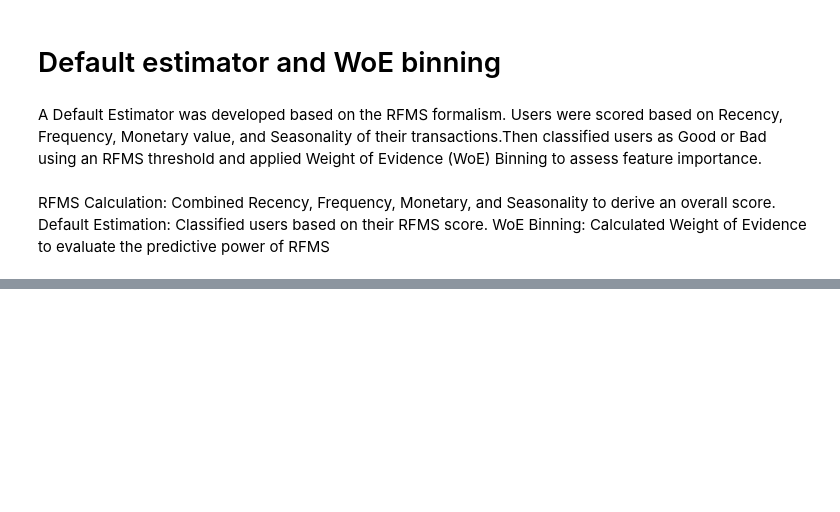
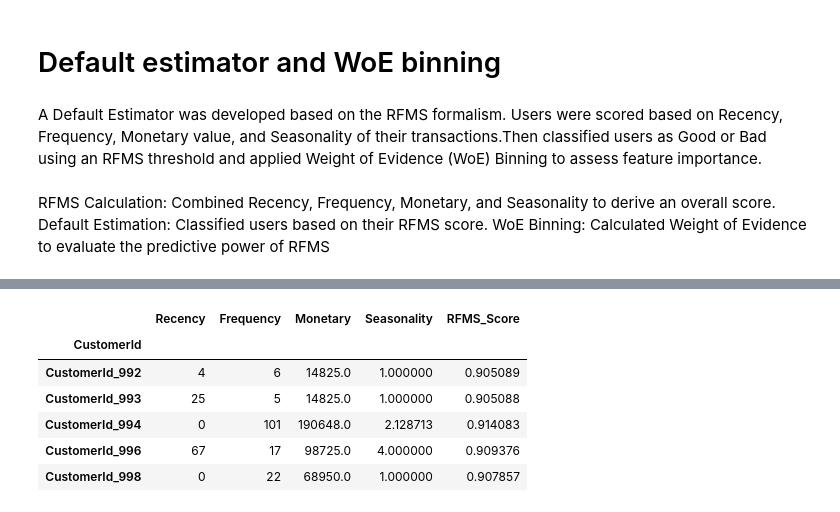
Before and after one commit to GuleWako/Credit-Risk-Analysis, a Jupyter notebook: notebooks/creditRiskAnalysis.ipynb, the cells around one changed output, grey strips where cells are left out. Saved outputs shown, nothing was run; the diff lists cells and outputs as text; code cells hidden in the pictures; blank space fills up the shorter version.

```diff
--- a/notebooks/creditRiskAnalysis.ipynb
+++ b/notebooks/creditRiskAnalysis.ipynb
@@ -539,0 +564,43 @@ WoE Binning: Calculated Weight of Evidence to evaluate the predictive power of R
+# %%
+import pandas as pd
+import numpy as np
+
+# Ensure TransactionStartTime is in datetime format
+new_dataframe_encoded['TransactionStartTime'] = pd.to_datetime(new_dataframe_encoded['TransactionStartTime'])
+
+# Set the current date (or use the last date in your dataset)
+current_date = new_dataframe_encoded['TransactionStartTime'].max()
+
+# Recency: Number of days since the last transaction
+recency_new_dataframe_encoded = new_dataframe_encoded.groupby('CustomerId').agg({'TransactionStartTime': lambda x: (current_date - x.max()).days})
+recency_new_dataframe_encoded.rename(columns={'TransactionStartTime': 'Recency'}, inplace=True)
+
+# Frequency: Count of transactions per customer
+frequency_new_dataframe_encoded = new_dataframe_encoded.groupby('CustomerId').agg({'TransactionId': 'count'})
+frequency_new_dataframe_encoded.rename(columns={'TransactionId': 'Frequency'}, inplace=True)
+
+# Monetary: Sum of transaction amounts per customer
+monetary_new_dataframe_encoded = new_dataframe_encoded.groupby('CustomerId').agg({'Amount': 'sum'})
+monetary_new_dataframe_encoded.rename(columns={'Amount': 'Monetary'}, inplace=True)
+
+# Seasonality: You can derive this by checking the number of transactions per season (quarter)
+new_dataframe_encoded['Season'] = new_dataframe_encoded['TransactionStartTime'].dt.quarter
+seasonality_new_dataframe_encoded = new_dataframe_encoded.groupby('CustomerId').agg({'Season': 'mean'})
+seasonality_new_dataframe_encoded.rename(columns={'Season': 'Seasonality'}, inplace=True)
+
+# Merge the dataframes into a single dataframe
+rfms_new_dataframe_encoded = recency_new_dataframe_encoded.merge(frequency_new_dataframe_encoded, on='CustomerId')
+rfms_new_dataframe_encoded = rfms_new_dataframe_encoded.merge(monetary_new_dataframe_encoded, on='CustomerId')
+rfms_new_dataframe_encoded = rfms_new_dataframe_encoded.merge(seasonality_new_dataframe_encoded, on='CustomerId')
+
+# Normalize the RFMS scores (equal weights for simplicity)
+rfms_new_dataframe_encoded['RFMS_Score'] = (rfms_new_dataframe_encoded['Recency'] * -1 +
+                         rfms_new_dataframe_encoded['Frequency'] +
+                         rfms_new_dataframe_encoded['Monetary'] +
+                         rfms_new_dataframe_encoded['Seasonality'])
+
+# Normalize the RFMS scores between 0 and 1
+rfms_new_dataframe_encoded['RFMS_Score'] = (rfms_new_dataframe_encoded['RFMS_Score'] - rfms_new_dataframe_encoded['RFMS_Score'].min()) / (rfms_new_dataframe_encoded['RFMS_Score'].max() - rfms_new_dataframe_encoded['RFMS_Score'].min())
+
+# Display the final RFMS dataframe
+print(rfms_new_dataframe_encoded[['Recency', 'Frequency', 'Monetary', 'Seasonality', 'RFMS_Score']].head())
@@ -539,0 +615,10 @@ WoE Binning: Calculated Weight of Evidence to evaluate the predictive power of R
+# %%
+rfms_new_dataframe_encoded.tail()
+# %% [output]
+|  | Recency | Frequency | Monetary | Seasonality | RFMS_Score |
+| CustomerId |  |  |  |  |  |
+| CustomerId_992 | 4 | 6 | 14825.0 | 1.000000 | 0.905089 |
+| CustomerId_993 | 25 | 5 | 14825.0 | 1.000000 | 0.905088 |
+| CustomerId_994 | 0 | 101 | 190648.0 | 2.128713 | 0.914083 |
+| CustomerId_996 | 67 | 17 | 98725.0 | 4.000000 | 0.909376 |
+| CustomerId_998 | 0 | 22 | 68950.0 | 1.000000 | 0.907857 |
```
Also changed, not shown: parts of 18 cells of this notebook.
